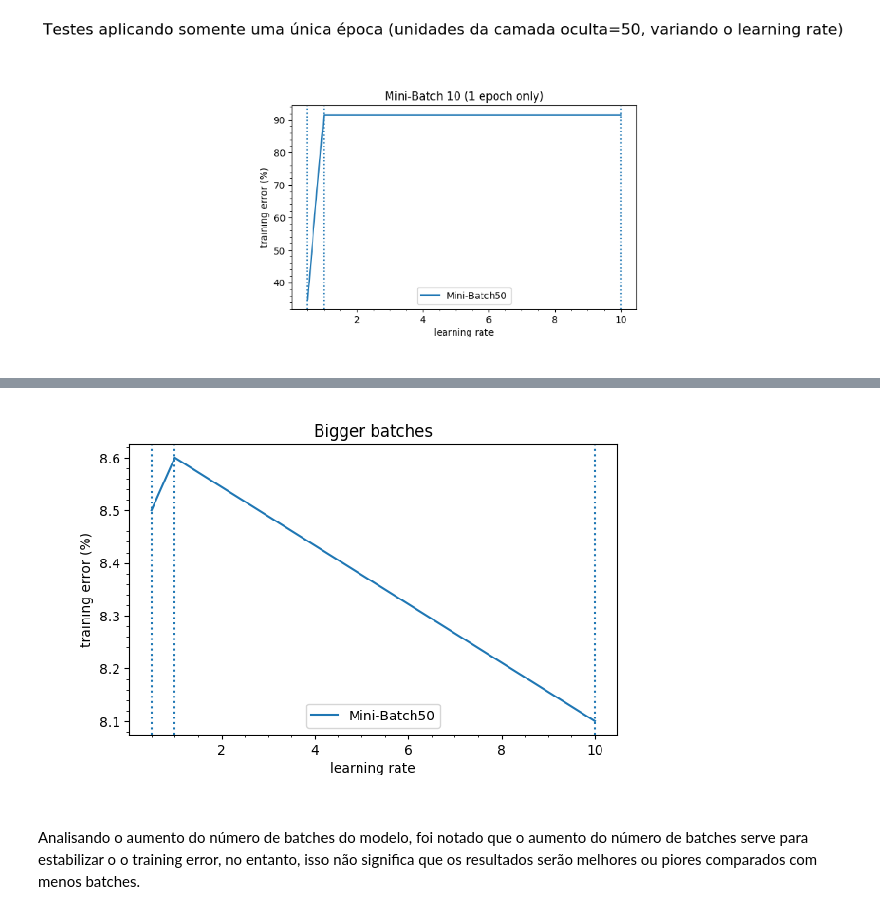
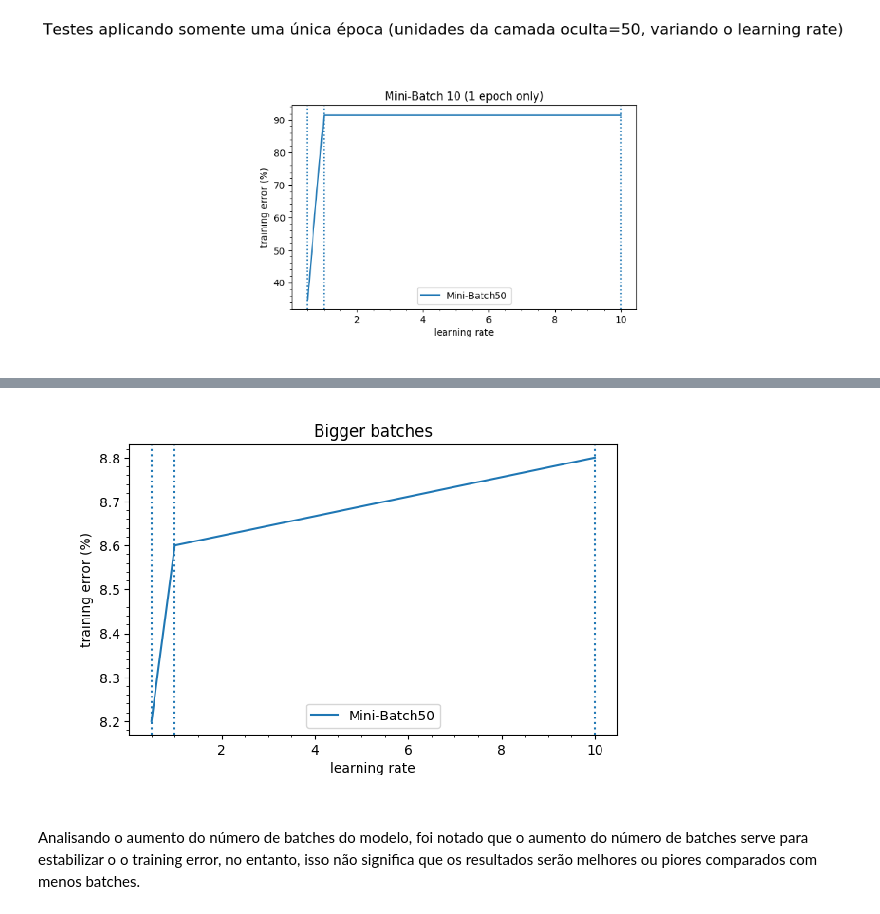
Before and after one commit to gesteves91/tp-ml, a Jupyter notebook: Resultados.ipynb, the cells around one changed output, grey strips where cells are left out. Drawn from its saved outputs; the diff is of its cells as text; code cells hidden in the pictures.

```diff
--- a/Resultados.ipynb
+++ b/Resultados.ipynb
@@ -132,9 +144,9 @@ imgplot = plt.imshow(img10)
 # %%
-img11 = mpimg.imread('img/batches-maiores.png')
+img = mpimg.imread('img/batches-maiores.png')
 plt.figure(figsize=(10, 8))
 plt.axis('off')
-imgplot = plt.imshow(img11)
+imgplot = plt.imshow(img)
 # %% [output]
-[figure, old version]
+[figure, new version]
 # %% [markdown]
 Analisando o aumento do número de batches do modelo, foi notado que o aumento do número de batches serve para estabilizar o o training error, no entanto, isso não significa que os resultados serão melhores ou piores comparados com menos batches.
```
Also changed, not shown: parts of 14 cells of this notebook, 5 other files.
